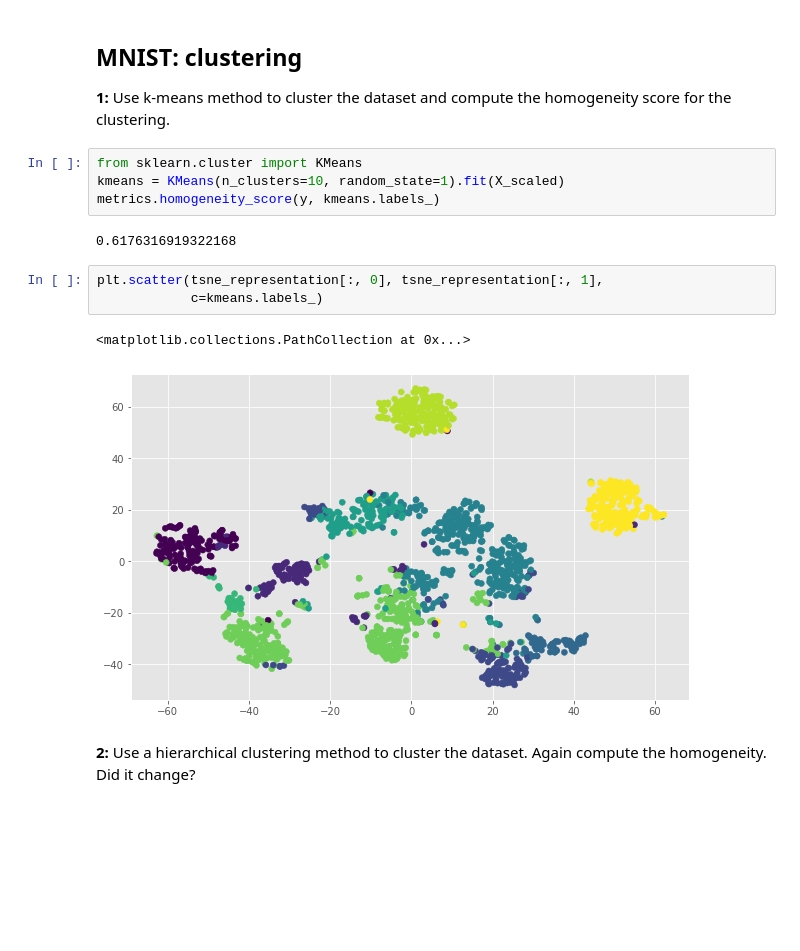
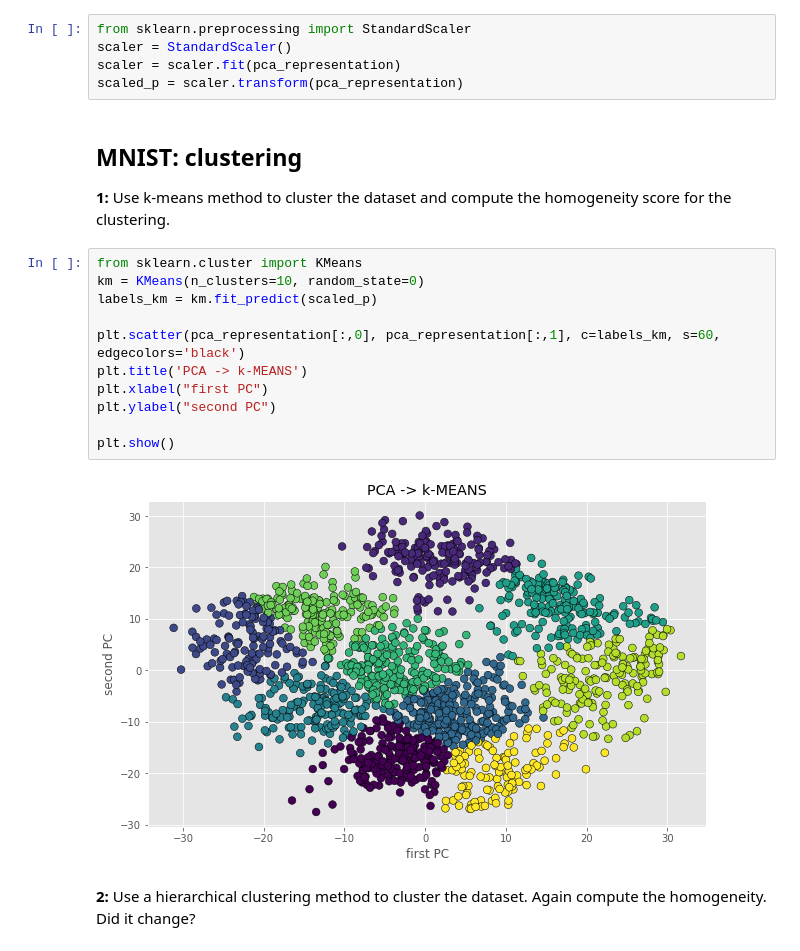
Before and after one commit to sergienko4/ml-unsupervised-learning, a Jupyter notebook: Unsupervised.ipynb, the cells around one changed output. Cells and saved outputs as stored; diff of their text form; blank space fills up the shorter version.

```diff
--- a/Unsupervised.ipynb
+++ b/Unsupervised.ipynb
@@ -149,21 +149,27 @@ plt.scatter(pce_representation[:, 0], pce_representation[:, 1],
 # %% [output]
 X with scalling
 [figure]
+# %%
+from sklearn.preprocessing import StandardScaler
+scaler = StandardScaler()
+scaler = scaler.fit(pca_representation)
+scaled_p = scaler.transform(pca_representation)
 # %% [markdown]
 ## MNIST:  clustering
 **1:** Use k-means method to cluster the dataset and compute the homogeneity score for the clustering.
-# %%
-from sklearn.cluster import KMeans
-kmeans = KMeans(n_clusters=10, random_state=1).fit(X_scaled)
-metrics.homogeneity_score(y, kmeans.labels_)
-# %% [output]
-0.6176316919322168
-# %%
-plt.scatter(tsne_representation[:, 0], tsne_representation[:, 1],
-            c=kmeans.labels_)
-# %% [output]
-<matplotlib.collections.PathCollection at 0x...>
-[figure, removed]
+# %%
+from sklearn.cluster import KMeans
+km = KMeans(n_clusters=10, random_state=0)
+labels_km = km.fit_predict(scaled_p)
+
+plt.scatter(pca_representation[:,0], pca_representation[:,1], c=labels_km, s=60, edgecolors='black')
+plt.title('PCA -> k-MEANS')
+plt.xlabel("first PC")
+plt.ylabel("second PC")
+
+plt.show()
+# %% [output]
+[figure, added]
 # %% [markdown]
 
 **2:** Use a hierarchical clustering method to cluster the dataset. Again compute the homogeneity. Did it change?
```
Also changed, not shown: parts of 13 cells of this notebook.
